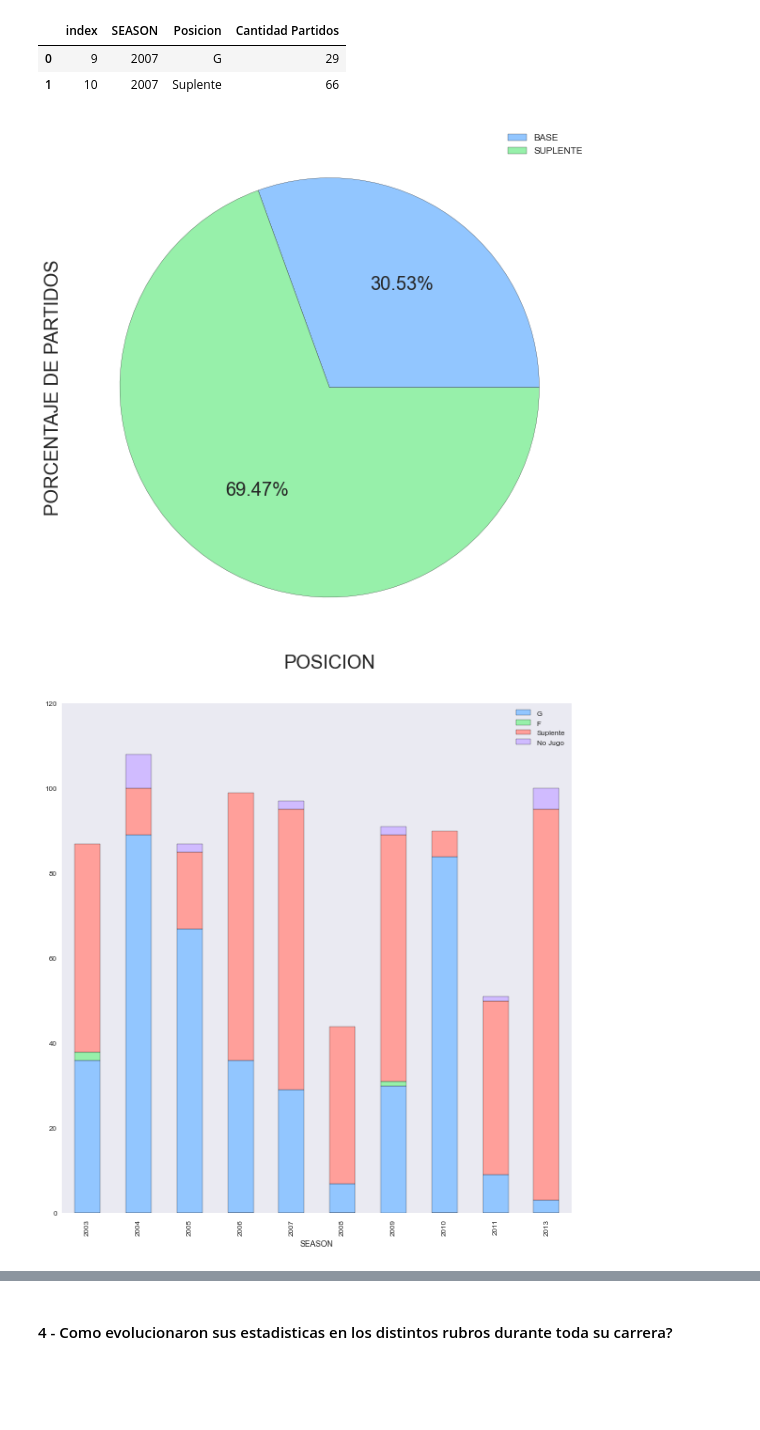
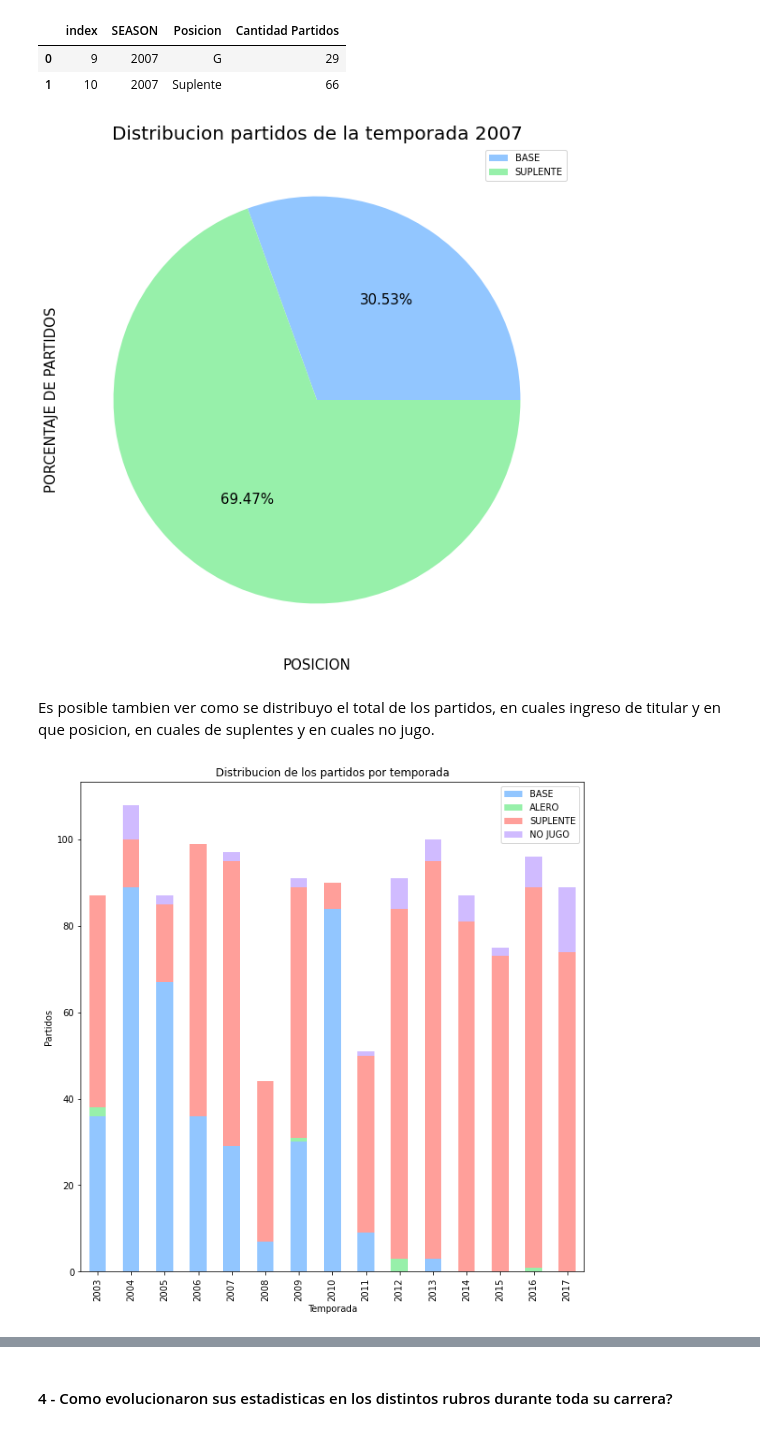
Before and after one commit to Tinchoalison/Analisis-Manu-Ginobili, a Jupyter notebook: Proyecto.ipynb, the cells around one changed output, grey strips where cells are left out. Drawn from its saved outputs; the diff is of its cells as text; code cells hidden in the pictures; blank space fills up the shorter version.

```diff
--- a/Proyecto.ipynb
+++ b/Proyecto.ipynb
@@ -1122,24 +1137,29 @@ pregunta3b
 | 0 | 9 | 2007 | G | 29 |
 | 1 | 10 | 2007 | Suplente | 66 |
 # %%
-pregunta3b.plot.pie(x='Posicion', y='Cantidad Partidos',figsize=(10,10), autopct='%.2f%%', labels=None, fontsize=20)
+pregunta3b.plot.pie(x='Posicion', y='Cantidad Partidos',figsize=(10,10), autopct='%.2f%%', labels=None, fontsize=15)
 plt.legend(['BASE', 'SUPLENTE'],loc='best', fontsize=10)
-plt.xlabel("POSICION", fontdict = {'fontsize':20});
-plt.ylabel("PORCENTAJE DE PARTIDOS", fontdict = {'fontsize':20})
+plt.title("Distribucion partidos de la temporada 2007", fontsize=20)
+plt.xlabel("POSICION", fontdict = {'fontsize':15});
+plt.ylabel("PORCENTAJE DE PARTIDOS", fontdict = {'fontsize':15})
 plt.xticks(fontsize=12)
 plt.yticks(fontsize=12);
 # %% [output]
-[figure, old version]
+[figure, new version]
+# %% [markdown]
+Es posible tambien ver como se distribuyo el total de los partidos, en cuales ingreso de titular y en que posicion, en cuales de suplentes y en cuales no jugo.
 # %%
 pregunta3d = pd.DataFrame()
+pregunta3d["Temporada"] = df_manu.groupby("SEASON")["GAME_ID"].count()
 pregunta3d["G"] = df_manu.loc[df_manu["Posicion"] == "G"].groupby("SEASON")["GAME_ID"].count()
 pregunta3d["F"] = df_manu.loc[df_manu["Posicion"] == "F"].groupby("SEASON")["GAME_ID"].count()
 pregunta3d["Suplente"] = df_manu.loc[df_manu["Posicion"] == "Suplente"].groupby("SEASON")["GAME_ID"].count()
 pregunta3d["No Jugo"] = df_manu.loc[df_manu["Posicion"] == "No Jugo"].groupby("SEASON")["GAME_ID"].count()
 pregunta3d = pregunta3d.reset_index()
-pregunta3d.plot(x="SEASON", kind="bar", stacked=True, figsize=(10,10));
-
-#df.plot(x='Team', kind='bar', stacked=True,
-#        title='Stacked Bar Graph by dataframe')
+pregunta3d = pregunta3d.drop(columns="Temporada")
+pregunta3d
+pregunta3d.plot(x="SEASON", kind="bar", stacked=True, figsize=(10,10),title="Distribucion de los partidos por temporada", xlabel="Temporada", ylabel="Partidos")
+plt.legend(["BASE","ALERO","SUPLENTE", "NO JUGO"])
+plt.savefig("Distribucion de los partidos por temporada.jpg");
 # %% [output]
-[figure, old version]
+[figure, new version]
```
Also changed, not shown: parts of 39 cells of this notebook.
